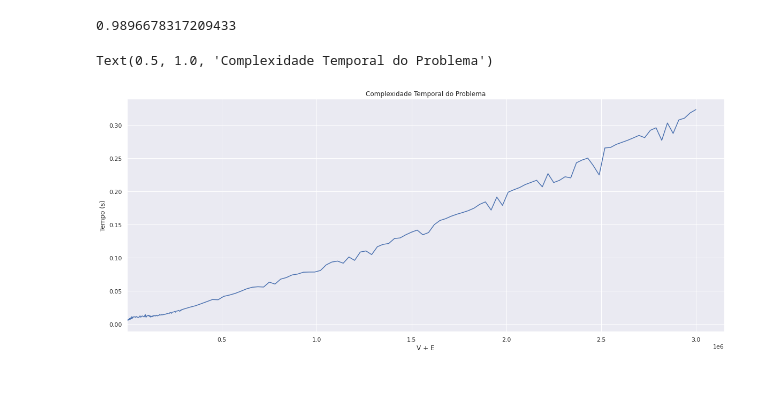
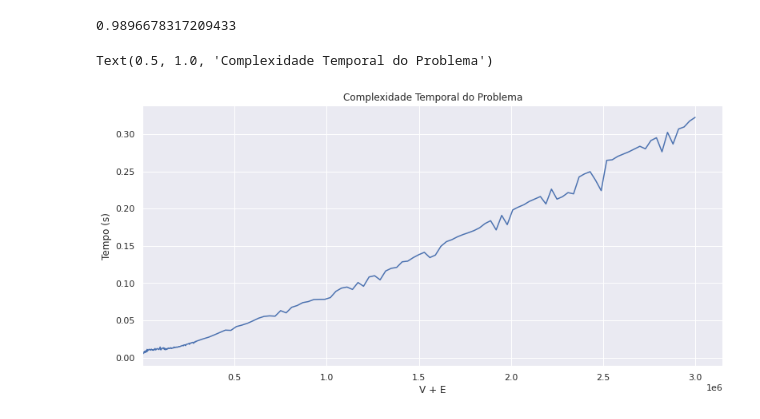
Before and after one commit to ist199211-ist199341/asa-p2, a Jupyter notebook: report/results.ipynb, the cells around one changed output. Drawn from its saved outputs; the diff is of its cells as text; code cells hidden in the pictures; blank space fills up the shorter version.

```diff
--- a/report/results.ipynb
+++ b/report/results.ipynb
@@ -51,13 +51,13 @@ r_value_n**2
 # %% [output]
 0.9896678317209433
 # %%
-plt.figure(figsize=(20, 8))
+plt.figure(figsize=(13, 6))
 ax = sns.lineplot(x="v_plus_e", y="mean", data=df_joined, err_style="bars", ci="sd")
 ax.set_xlim(left=10)
 ax.set_xlabel("V + E")
 ax.set_ylabel("Tempo (s)")
 #ax.set_xscale("function", functions=(lambda x: x * np.log10(x), lambda x: x))
 plt.title("Complexidade Temporal do Problema")
 # %% [output]
 Text(0.5, 1.0, 'Complexidade Temporal do Problema')
-[figure, old version]
+[figure, new version]
```
Also changed, not shown: 2 other files.
